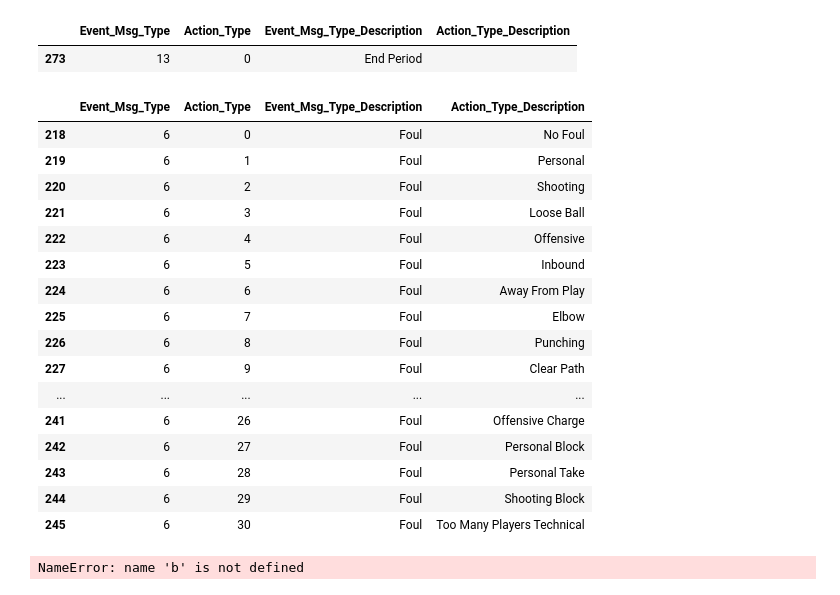
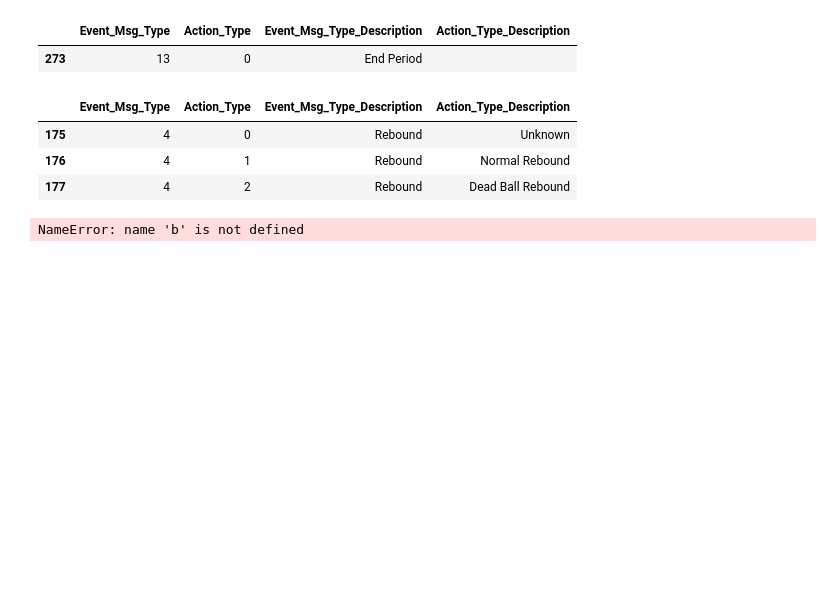
Before and after one commit to wpouse/NBA, a Jupyter notebook: Hackathon Prompt/NBAPlayerRatings.ipynb, the cells around one changed output. Cells and saved outputs as stored; diff of their text form; code cells hidden in the pictures; blank space fills up the shorter version.

```diff
--- a/Hackathon Prompt/NBAPlayerRatings.ipynb
+++ b/Hackathon Prompt/NBAPlayerRatings.ipynb
@@ -170,25 +174,12 @@ eventCodes[eventCodes['Event_Msg_Type_Description']== 'End Period']
 |  | Event_Msg_Type | Action_Type | Event_Msg_Type_Description | Action_Type_Description |
 | 273 | 13 | 0 | End Period |  |
 # %%
-eventCodes[eventCodes['Event_Msg_Type']== 6]
+eventCodes[eventCodes['Event_Msg_Type']== 4]
 # %% [output]
 |  | Event_Msg_Type | Action_Type | Event_Msg_Type_Description | Action_Type_Description |
-| 218 | 6 | 0 | Foul | No Foul |
-| 219 | 6 | 1 | Foul | Personal |
-| 220 | 6 | 2 | Foul | Shooting |
-| 221 | 6 | 3 | Foul | Loose Ball |
-| 222 | 6 | 4 | Foul | Offensive |
-| 223 | 6 | 5 | Foul | Inbound |
-| 224 | 6 | 6 | Foul | Away From Play |
-| 225 | 6 | 7 | Foul | Elbow |
-| 226 | 6 | 8 | Foul | Punching |
-| 227 | 6 | 9 | Foul | Clear Path |
-| ... | ... | ... | ... | ... |
-| 241 | 6 | 26 | Foul | Offensive Charge |
-| 242 | 6 | 27 | Foul | Personal Block |
-| 243 | 6 | 28 | Foul | Personal Take |
-| 244 | 6 | 29 | Foul | Shooting Block |
-| 245 | 6 | 30 | Foul | Too Many Players Technical |
+| 175 | 4 | 0 | Rebound | Unknown |
+| 176 | 4 | 1 | Rebound | Normal Rebound |
+| 177 | 4 | 2 | Rebound | Dead Ball Rebound |
 # %%
 type(b)
 # %% [output]
```
Also changed, not shown: parts of 15 cells of this notebook, 2 other files.
